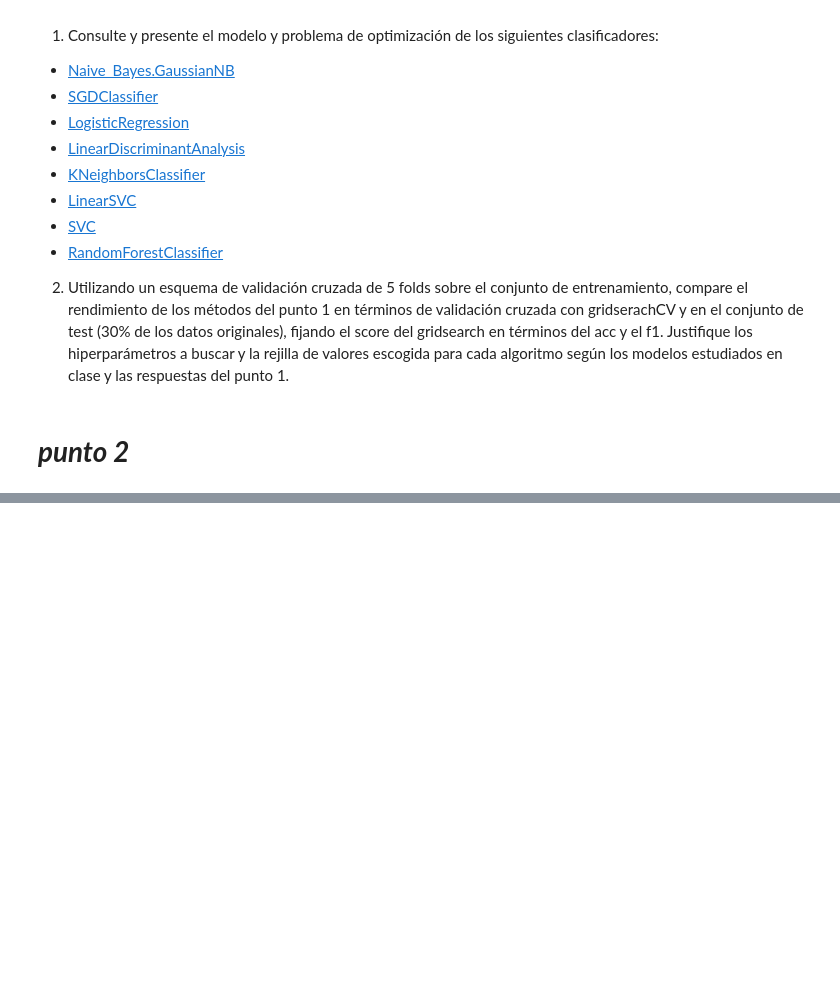
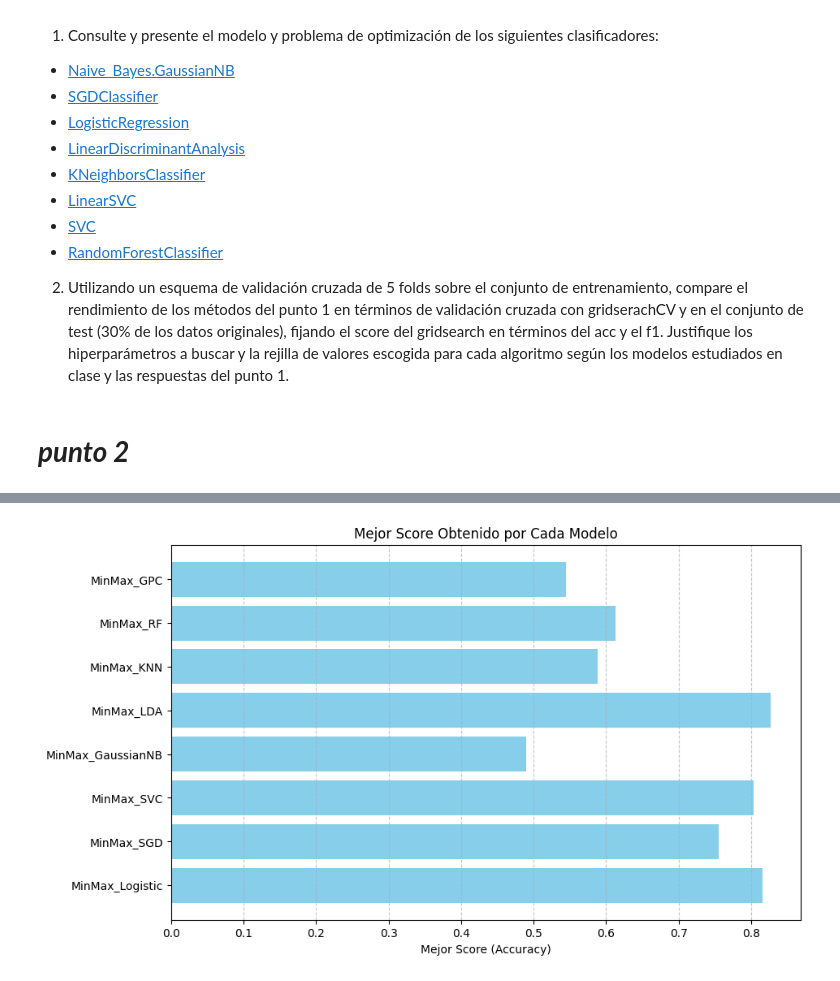
Before and after one commit to gitnicolas343/PARCIAL2, a Jupyter notebook: PArcial_2_TAM.ipynb, the cells around one changed output, grey strips where cells are left out. Cells and saved outputs as stored; diff of their text form; code cells hidden in the pictures; blank space fills up the shorter version.

```diff
--- a/PArcial_2_TAM.ipynb
+++ b/PArcial_2_TAM.ipynb
@@ -348,45 +268,47 @@ from sklearn.preprocessing import MinMaxScaler
 from sklearn.pipeline import Pipeline
 import joblib
 
-# Definir listas de pasos (pipelines)
+#listas de pasos (pipelines)
 steps = [
 
     [('nor', MinMaxScaler()), ('cla', LogisticRegression())],  # Pipeline1
     [('nor', MinMaxScaler()), ('cla', SGDClassifier())],  # Pipeline2
     [('nor', MinMaxScaler()), ('cla', SVC())],  # Pipeline3
     [('nor', MinMaxScaler()), ('cla', GaussianNB())],  # Pipeline4
-    #[('nor', MinMaxScaler()), ('cla', LinearDiscriminantAnalysis())],  # Pipeline5
+    [('nor', MinMaxScaler()), ('cla', LinearDiscriminantAnalysis())],  # Pipeline5
     [('nor', MinMaxScaler()), ('cla', KNeighborsClassifier())],  # Pipeline6
     [('nor', MinMaxScaler()), ('cla', RandomForestClassifier())],  # Pipeline7
+    [('nor', MinMaxScaler()), ('cla', GaussianProcessClassifier())],  # Pipeline8
 
 ]
 
-# Definir los hiperparámetros a buscar para cada pipeline
+#hiperparámetros a buscar para cada pipeline
 parameters = [
     {'cla__C': [1e-3, 1e-2, 1e-1, 1, 10, 1e2, 1e3],'cla__solver': ['saga', 'lbfgs'], 'cla__multi_class': ['multinomial']},# LogisticRegression
     {'cla__alpha': [1e-3, 1e-2, 1e-1, 1, 10, 1e2, 1e3]},
     {'cla__C': [1, 10, 1e2, 1e3, 1e4], 'cla__gamma': [1e-3, 1e-2, 1e-1, 1, 10]},  # SVC
-    {'cla__var_smoothing': [1e-9, 1e-8, 1e-7, 1e-6]},  # GaussianNB
-    #{'cla__solver': ['lsqr', 'eigen'], 'cla__shrinkage': [None, 'auto', 0.1, 0.5, 1], 'cla__priors': [None, [0.5, 0.5]]},  # LDA
+    {'cla__var_smoothing': np.arange(50, 54, 0.01)  },  # GaussianNB
+    {'cla__solver': ['lsqr', 'eigen'], 'cla__shrinkage': [None, 'auto', 0.1, 0.5, 1]},  # LDA
     {'cla__n_neighbors': [3, 5, 7, 10], 'cla__metric': ['euclidean', 'manhattan'], 'cla__algorithm': ['auto', 'ball_tree', 'kd_tree', 'brute']},  # KNeighborsClassifier (Pipeline6)
-    {'cla__n_estimators': [50, 100, 200], 'cla__max_depth': [None, 10, 50, 100]},  # RandomForestClassifier
+    {'cla__n_estimators': [10,20,30,40,50, 100, 200,300], 'cla__max_depth': [None, 10,20,30,40,50, 100, 200,300]},  # RandomForestClassifier
+    {'cla__kernel': [RBF(), Matern(), DotProduct()]}
 ]
 
 # Nombres de los modelos
 label_models = [
-    'MinMax_Logistic', 'MinMax_SGD', 'MinMax_SVC', 'MinMax_GaussianNB',
-    'MinMax_KNN', 'MinMax_RF'
+    'MinMax_Logistic', 'MinMax_SGD', 'MinMax_SVC', 'MinMax_GaussianNB','MinMax_LDA',
+    'MinMax_KNN', 'MinMax_RF', 'MinMax_GPC'
 ]
 
 models = []
 filename = 'results/lfw_models'
 
-# Loop para recorrer los modelos y realizar GridSearchCV
+#iteracion para recorrer los modelos y realizar GridSearchCV
 for i in range(len(steps)):  # Recorrer los modelos según la lista pipeline
     print(f'Modelo {i+1}/{len(steps)}: {label_models[i]}')
 
     grid_search = GridSearchCV(Pipeline(steps[i]), parameters[i], n_jobs=-1, cv=5,
-                               scoring='accuracy', refit=True, verbose=10)  # GridSearch para el modelo i
+                               scoring=['accuracy', 'f1'], refit='accuracy', verbose=10)  # GridSearch para el modelo i
     grid_search.fit(Xtrain, ytrain)  # Entrenar el modelo
 
     # Guardar el modelo entrenado
@@ -466,0 +357,12 @@ print(np.round(bars_,3))
+# %%
+best_scores = [model.best_score_ for model in models]
+
+#  gráfico de barras
+plt.figure(figsize=(10, 6))
+plt.barh(label_models, best_scores, color='skyblue')
+plt.xlabel('Mejor Score (Accuracy)')
+plt.title('Mejor Score Obtenido por Cada Modelo')
+plt.grid(axis='x', linestyle='--', alpha=0.7)
+plt.show()
+# %% [output]
+[figure, added]
```
Also changed, not shown: parts of 19 cells of this notebook.
